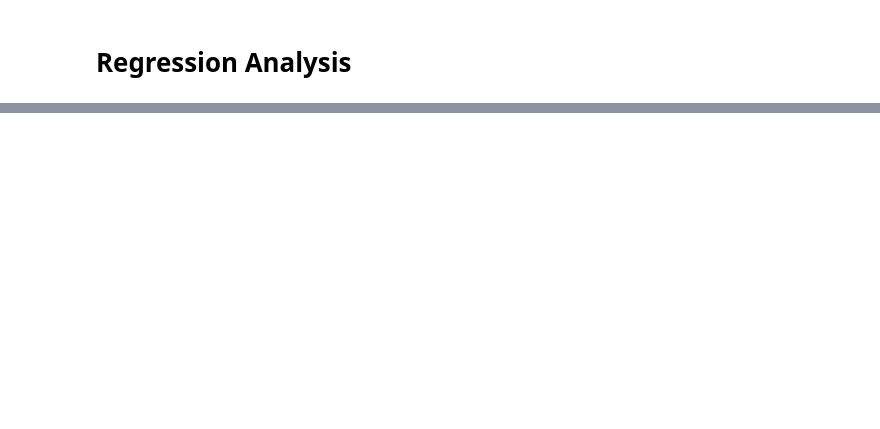
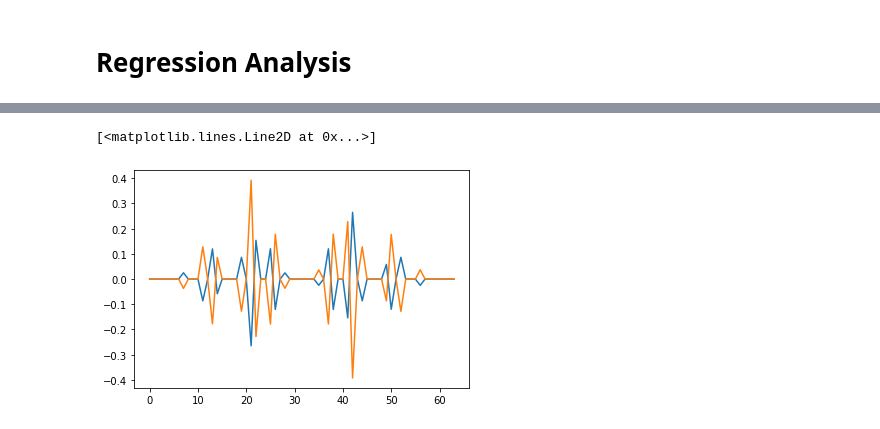
Before and after one commit to maiyuren/Hybrid-Quantum-Autoencoder, a Jupyter notebook: heisenberg/heisenberg_analysis.ipynb, the cells around one changed output, grey strips where cells are left out. Drawn from its saved outputs; the diff is of its cells as text; code cells hidden in the pictures; blank space fills up the shorter version.

```diff
--- a/heisenberg/heisenberg_analysis.ipynb
+++ b/heisenberg/heisenberg_analysis.ipynb
@@ -119,0 +121,6 @@ actual, predictied
+# %%
+plt.plot(distributions[3].imag)
+plt.plot(distributions[3].real)
+# %% [output]
+[<matplotlib.lines.Line2D at 0x...>]
+[figure, added]
```
Also changed, not shown: parts of 8 cells of this notebook, 2 other files.
